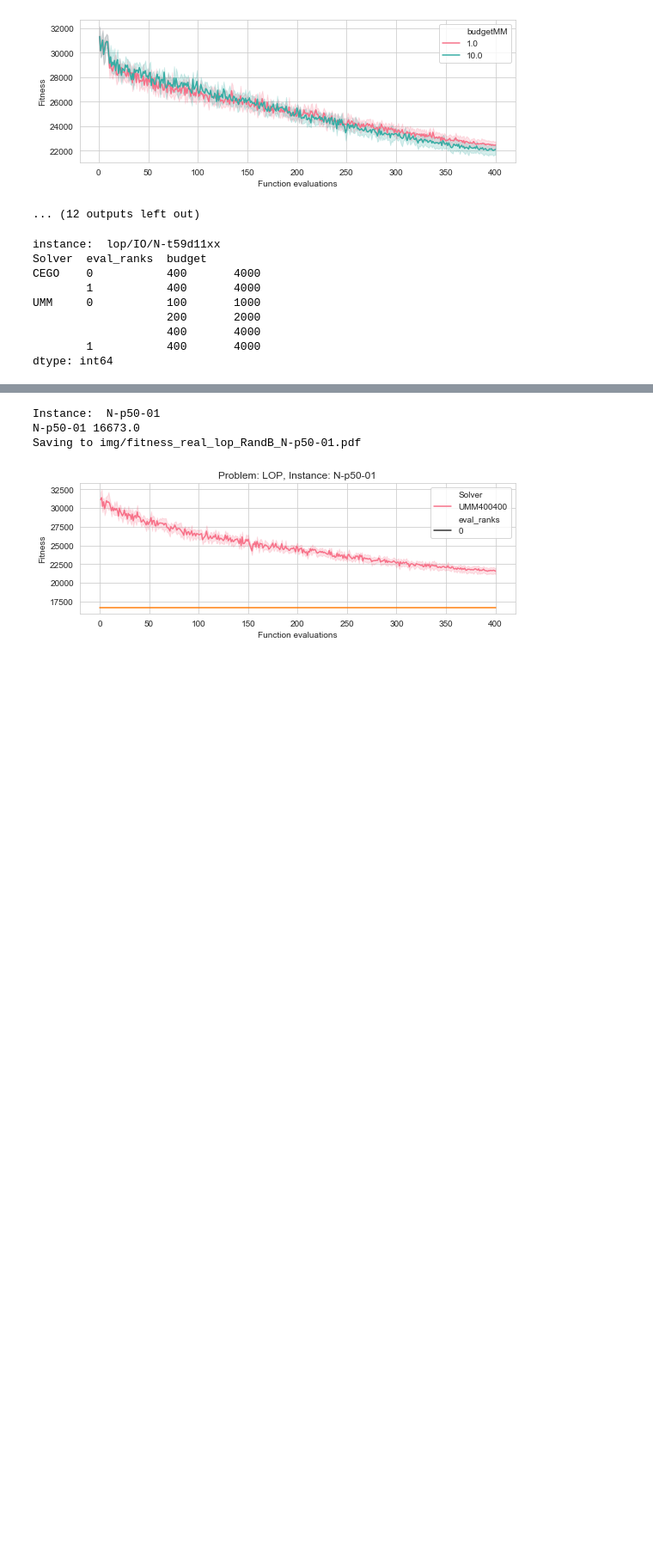
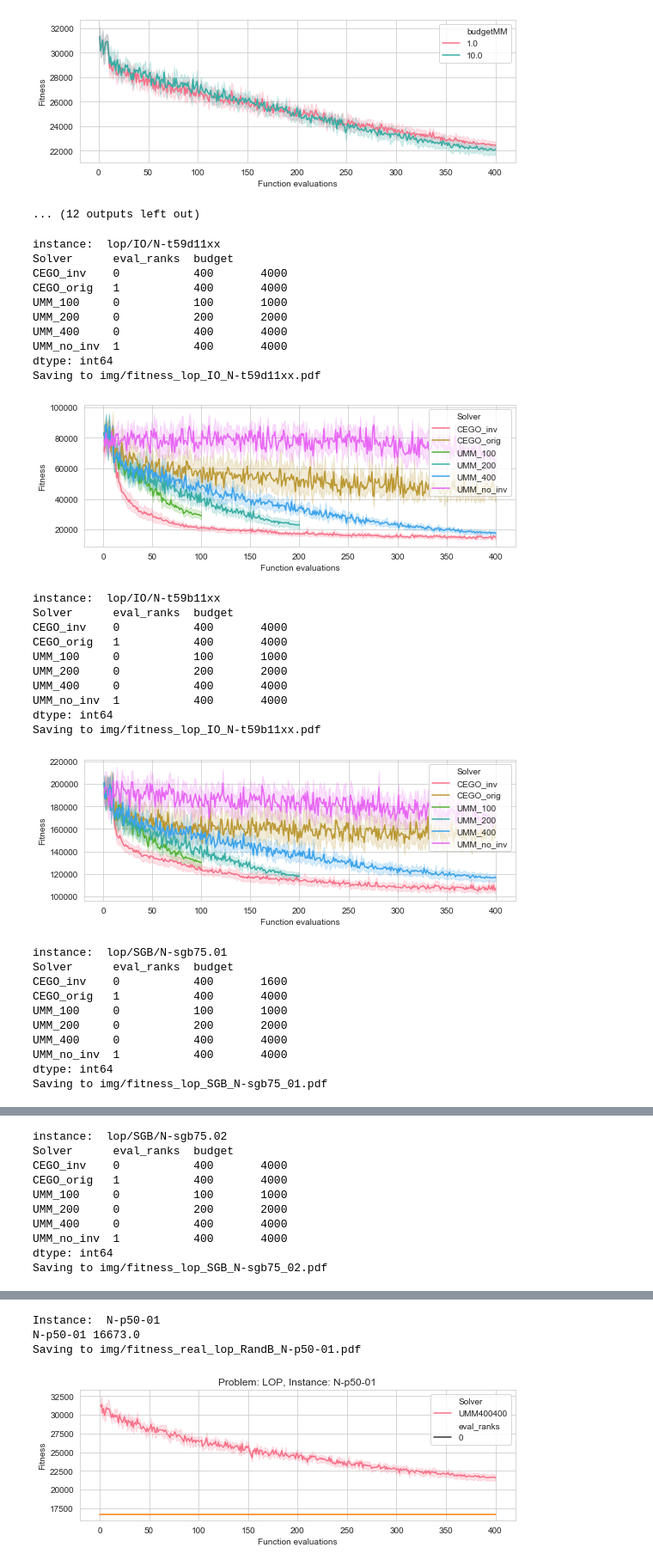
Before and after one commit to ekhiru/BB_optim, a Jupyter notebook: 2-An intro to UMM.ipynb, the cells around one changed output, grey strips where cells are left out. Shown at 86% size. Drawn from its saved outputs; the diff is of its cells as text; code cells hidden in the pictures; blank space fills up the shorter version.

```diff
--- a/2-An intro to UMM.ipynb
+++ b/2-An intro to UMM.ipynb
@@ -244,29 +244,59 @@ Saving to img/test_budgetMM_lop_RandB_N-p50-02.pdf
 # %%
 mask = (dfreal.budgetMM != 1)
 
 sel_insts = ['lop/IO/N-t59d11xx' ,'lop/IO/N-t59b11xx' ,'lop/SGB/N-sgb75.01' ,'lop/SGB/N-sgb75.02' ,'lop/RandB/N-p40-02' ,'lop/RandB/N-p50-02', 'lop/RandB/N-p50-01' ,'lop/RandB/N-p40-01' ,'pfsp/rec13.txt', 'pfsp/rec05.txt', 'pfsp/rec31.txt', 'pfsp/rec19.txt']
 
 # print(sel_insts)
-for inst in sel_insts[:1]:
+for inst in sel_insts:
   df = dfreal[(mask) & (dfreal.instance.str.contains(inst))].copy() # & dfreal.instance.str.contains(inst)
+  df.loc[(df.Solver=='CEGO')&(df.eval_ranks==1),'Solver'] = 'CEGO_orig'
+  df.loc[(df.Solver=='CEGO')&(df.eval_ranks==0),'Solver'] = 'CEGO_inv'
+  df.loc[(df.Solver=='UMM')&(df.eval_ranks==1)&(df.budget==400),'Solver'] = 'UMM_no_inv'
+  df.loc[(df.Solver=='UMM')&(df.eval_ranks==0)&(df.budget==400),'Solver'] = 'UMM_400'
+  df.loc[(df.Solver=='UMM')&(df.eval_ranks==0)&(df.budget==200),'Solver'] = 'UMM_200'
+  df.loc[(df.Solver=='UMM')&(df.eval_ranks==0)&(df.budget==100),'Solver'] = 'UMM_100'
+  df = df.sort_values('Solver')
   print("instance: ", inst)
   print(df.groupby(['Solver', 'eval_ranks','budget' ]).size())
-#   val_opt = get_opt(inst)
-#   plt.figure(figsize=(8,3))
-#   palette = sns.color_palette("husl", len(df['budgetMM'].drop_duplicates()))
-#   g = sns.lineplot(x='Function evaluations',y='Fitness',hue='budgetMM', data=df, palette=palette)
-#   plt.tight_layout()
-#   #filename = 'img/test_budgetMM_' + df.instance.iloc[0].replace('/','_').replace('.','_') + '.pdf'
-#   print("Saving to " + filename)
-#   plt.savefig(filename)
-#   plt.show()
+  val_opt = get_opt(inst)
+  plt.figure(figsize=(8,3))
+  palette = sns.color_palette("husl", len(df['Solver'].drop_duplicates()))
+  g = sns.lineplot(x='Function evaluations',y='Fitness',hue='Solver', data=df, palette=palette)
+  plt.tight_layout()
+  filename = 'img/fitness_' + df.instance.iloc[0].replace('/','_').replace('.','_') + '.pdf'
+  print("Saving to " + filename)
+  plt.savefig(filename)
+  plt.show()
 # %% [output]
 instance:  lop/IO/N-t59d11xx
-Solver  eval_ranks  budget
-CEGO    0           400       4000
-        1           400       4000
-UMM     0           100       1000
-                    200       2000
-                    400       4000
-        1           400       4000
+Solver      eval_ranks  budget
+CEGO_inv    0           400       4000
+CEGO_orig   1           400       4000
+UMM_100     0           100       1000
+UMM_200     0           200       2000
+UMM_400     0           400       4000
+UMM_no_inv  1           400       4000
 dtype: int64
+Saving to img/fitness_lop_IO_N-t59d11xx.pdf
+[figure, added]
+instance:  lop/IO/N-t59b11xx
+Solver      eval_ranks  budget
+CEGO_inv    0           400       4000
+CEGO_orig   1           400       4000
+UMM_100     0           100       1000
+UMM_200     0           200       2000
+UMM_400     0           400       4000
+UMM_no_inv  1           400       4000
+dtype: int64
+Saving to img/fitness_lop_IO_N-t59b11xx.pdf
+[figure, added]
+instance:  lop/SGB/N-sgb75.01
+Solver      eval_ranks  budget
+CEGO_inv    0           400       1600
+CEGO_orig   1           400       4000
+UMM_100     0           100       1000
+UMM_200     0           200       2000
+UMM_400     0           400       4000
+UMM_no_inv  1           400       4000
+dtype: int64
+Saving to img/fitness_lop_SGB_N-sgb75_01.pdf
@@ -272,0 +304,10 @@ dtype: int64
+instance:  lop/SGB/N-sgb75.02
+Solver      eval_ranks  budget
+CEGO_inv    0           400       4000
+CEGO_orig   1           400       4000
+UMM_100     0           100       1000
+UMM_200     0           200       2000
+UMM_400     0           400       4000
+UMM_no_inv  1           400       4000
+dtype: int64
+Saving to img/fitness_lop_SGB_N-sgb75_02.pdf
```
Also changed, not shown: parts of 13 cells of this notebook, 1 other file.
